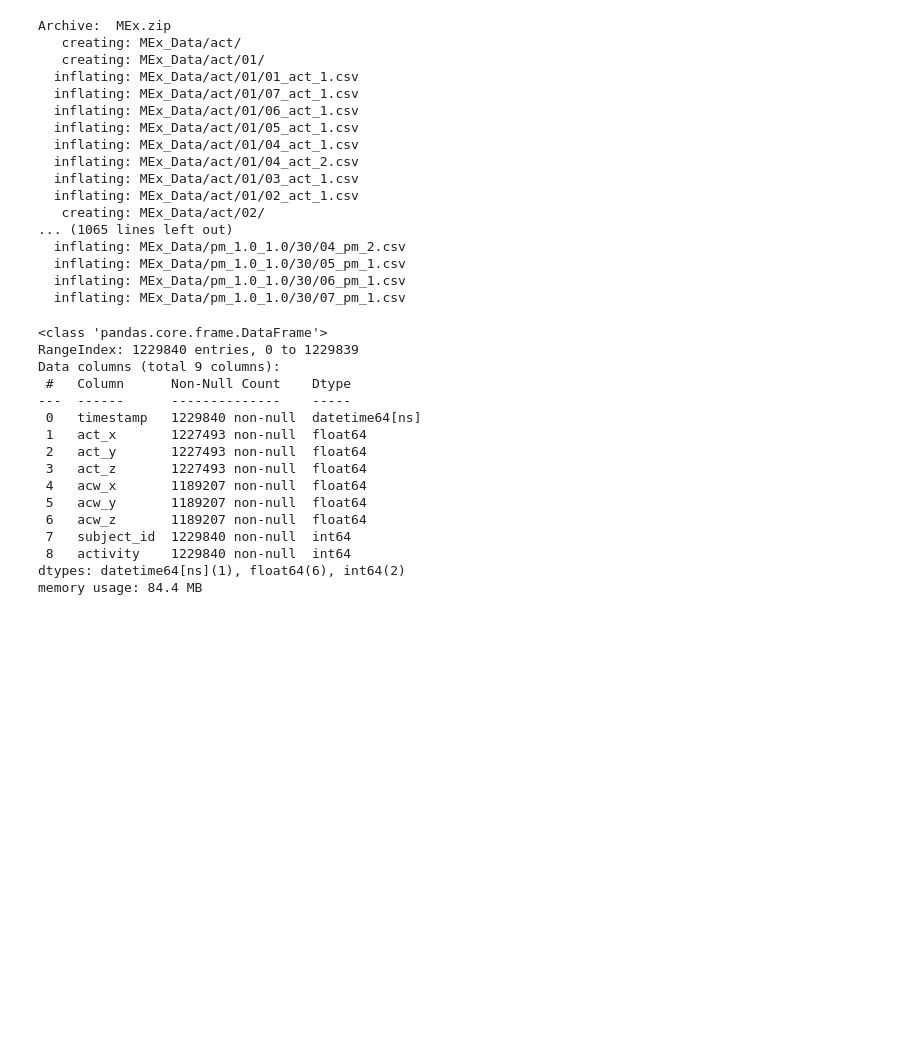
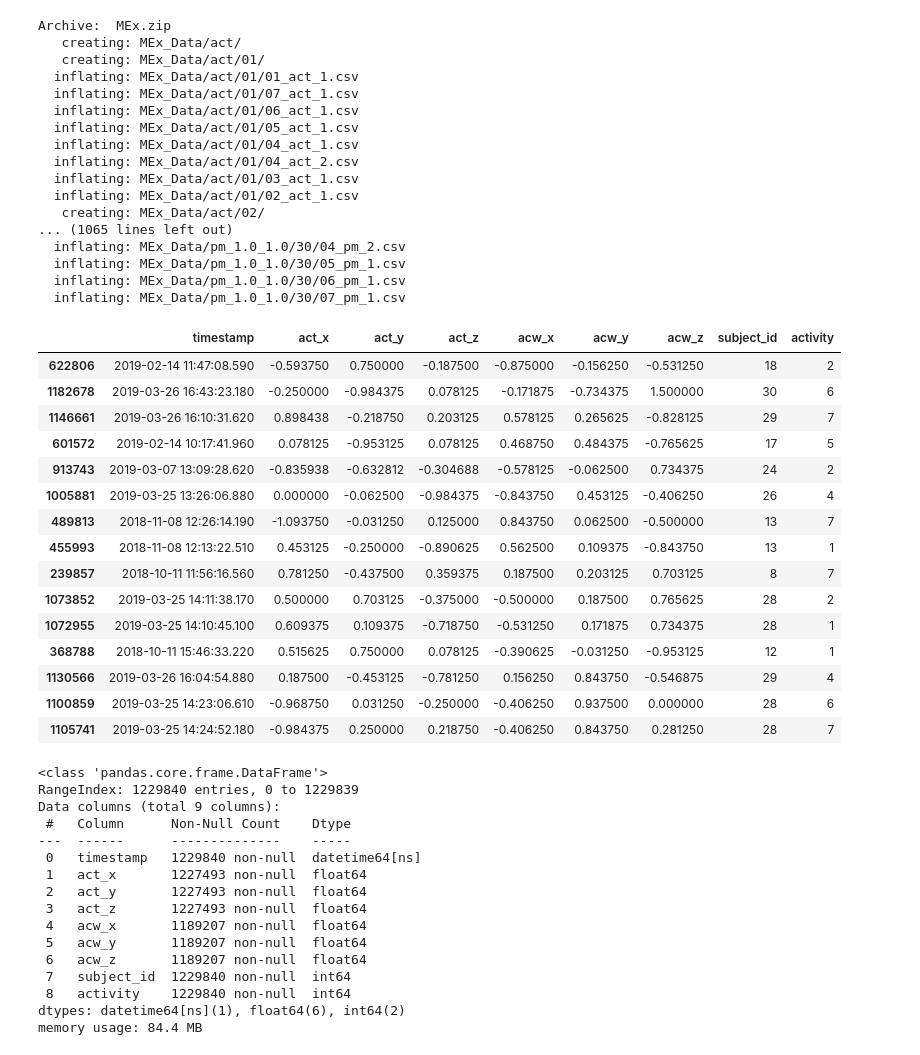
Before and after one commit to saif-mahmud/hierarchical-attention-HAR, a Jupyter notebook: MEx_Data.ipynb, the cells around one changed output. Drawn from its saved outputs; the diff is of its cells as text; code cells hidden in the pictures; blank space fills up the shorter version.

Commit message:
Update MEx data merging

```diff
--- a/MEx_Data.ipynb
+++ b/MEx_Data.ipynb
@@ -146 +152,22 @@ for subj in SUBJECT_LIST:
+# %%
+data = get_merged_data()
+# %%
+data.sample(15)
+# %% [output]
+|  | timestamp | act_x | act_y | act_z | acw_x | acw_y | acw_z | subject_id | activity |
+| 622806 | 2019-02-14 11:47:08.590 | -0.593750 | 0.750000 | -0.187500 | -0.875000 | -0.156250 | -0.531250 | 18 | 2 |
+| 1182678 | 2019-03-26 16:43:23.180 | -0.250000 | -0.984375 | 0.078125 | -0.171875 | -0.734375 | 1.500000 | 30 | 6 |
+| 1146661 | 2019-03-26 16:10:31.620 | 0.898438 | -0.218750 | 0.203125 | 0.578125 | 0.265625 | -0.828125 | 29 | 7 |
+| 601572 | 2019-02-14 10:17:41.960 | 0.078125 | -0.953125 | 0.078125 | 0.468750 | 0.484375 | -0.765625 | 17 | 5 |
+| 913743 | 2019-03-07 13:09:28.620 | -0.835938 | -0.632812 | -0.304688 | -0.578125 | -0.062500 | 0.734375 | 24 | 2 |
+| 1005881 | 2019-03-25 13:26:06.880 | 0.000000 | -0.062500 | -0.984375 | -0.843750 | 0.453125 | -0.406250 | 26 | 4 |
+| 489813 | 2018-11-08 12:26:14.190 | -1.093750 | -0.031250 | 0.125000 | 0.843750 | 0.062500 | -0.500000 | 13 | 7 |
+| 455993 | 2018-11-08 12:13:22.510 | 0.453125 | -0.250000 | -0.890625 | 0.562500 | 0.109375 | -0.843750 | 13 | 1 |
+| 239857 | 2018-10-11 11:56:16.560 | 0.781250 | -0.437500 | 0.359375 | 0.187500 | 0.203125 | 0.703125 | 8 | 7 |
+| 1073852 | 2019-03-25 14:11:38.170 | 0.500000 | 0.703125 | -0.375000 | -0.500000 | 0.187500 | 0.765625 | 28 | 2 |
+| 1072955 | 2019-03-25 14:10:45.100 | 0.609375 | 0.109375 | -0.718750 | -0.531250 | 0.171875 | 0.734375 | 28 | 1 |
+| 368788 | 2018-10-11 15:46:33.220 | 0.515625 | 0.750000 | 0.078125 | -0.390625 | -0.031250 | -0.953125 | 12 | 1 |
+| 1130566 | 2019-03-26 16:04:54.880 | 0.187500 | -0.453125 | -0.781250 | 0.156250 | 0.843750 | -0.546875 | 29 | 4 |
+| 1100859 | 2019-03-25 14:23:06.610 | -0.968750 | 0.031250 | -0.250000 | -0.406250 | 0.937500 | 0.000000 | 28 | 6 |
+| 1105741 | 2019-03-25 14:24:52.180 | -0.984375 | 0.250000 | 0.218750 | -0.406250 | 0.843750 | 0.281250 | 28 | 7 |
 # %%
```
Also changed, not shown: parts of 7 cells of this notebook.
